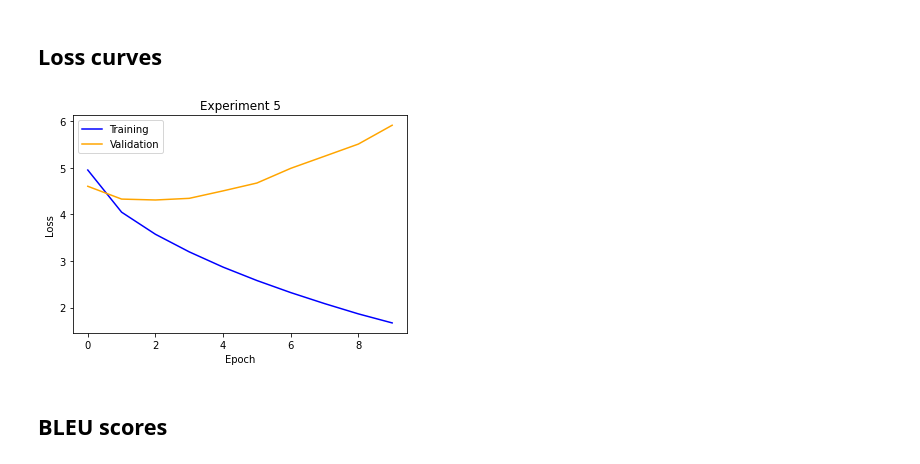
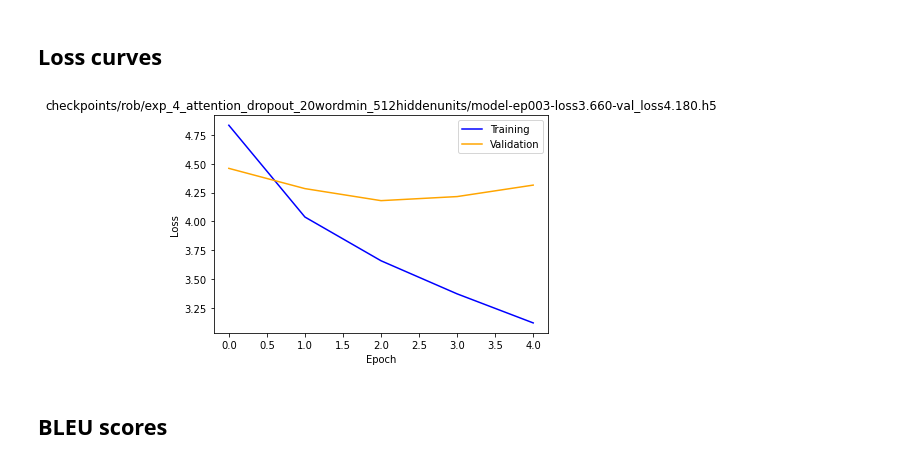
Before and after one commit to CocoTheAussieCat/dl_at3, a Jupyter notebook: Group_model.ipynb, the cells around one changed output. Saved outputs shown, nothing was run; the diff lists cells and outputs as text; code cells hidden in the pictures.

Commit message:
further experimentation - increased hidden layers to 512

```diff
--- a/Group_model.ipynb
+++ b/Group_model.ipynb
@@ -726,7 +740,7 @@ def attention_3d_block(hidden_states):
     # (batch_size, time_steps, hidden_size) dot (batch_size, time_steps) => (batch_size, hidden_size)
     context_vector = dot([hidden_states, attention_weights], [1, 1], name='context_vector')
     pre_activation = concatenate([context_vector, h_t], name='attention_output')
-    attention_vector = Dense(256, use_bias=False, activation='tanh', name='attention_vector')(pre_activation)
+    attention_vector = Dense(512, use_bias=False, activation='tanh', name='attention_vector')(pre_activation)
     return attention_vector
 # %%
 ### RUN THIS CELL ###
@@ -787,7 +788,7 @@ model.layers
 # %%
 ### RUN THIS CELL ###
-#model.layers[2].set_weights([embedding_matrix])
-#model.layers[2].trainable = False
+model.layers[1].set_weights([embedding_matrix])
+model.layers[1].trainable = False
 # %% [markdown]
 ## Compile model
 # %%
@@ -823,7 +824,7 @@ Make sure you set `check_path` correctly!
 # eg: check_path = 'checkpoints/rebecca/exp_2'
 ###########################################################################
 
-check_path = 'checkpoints/rob/exp_3_attention' # CHANGE THIS
+check_path = 'checkpoints/rob/exp_4_attention_dropout_20wordmin_512hiddenunits' # CHANGE THIS
 !mkdir -p $check_path
 check_dir = check_path+'/model-ep{epoch:03d}-loss{loss:.3f}-val_loss{val_loss:.3f}.h5'
 
@@ -835,15 +836,32 @@ check_dir = check_path+'/model-ep{epoch:03d}-loss{loss:.3f}-val_loss{val_loss:.3
 ########################################################################################
 
 checkpoint = ModelCheckpoint(check_dir, monitor='val_loss', verbose=1, save_best_only=True, mode='min')
-early_stopping = EarlyStopping(monitor='val_loss', patience=10)
-reduce_lr = ReduceLROnPlateau(monitor='val_loss', factor=0.5, patience=5, min_lr=0.001)
+early_stopping = EarlyStopping(monitor='val_loss', patience=2)
+reduce_lr = ReduceLROnPlateau(monitor='val_loss', factor=0.5, patience=2, min_lr=0.0001)
+
+
+
+########################################################################################
+#from keras.optimizers import LearningRateScheduler
+
+#def step_decay(epoch):
+#   initial_lrate = 0.1
+#   drop = 0.5
+#   epochs_drop = 1.0
+#   lrate = initial_lrate * math.pow(drop,
+#           math.floor((1+epoch)/epochs_drop))
+#   return lrate
+#lrate = LearningRateScheduler(step_decay)
+
+
+#lrate = LearningRateScheduler(step_decay)
 # %% [markdown]
 ## Train model
 # %%
 ### RUN THIS CELL ###
 # Fit model
 tic = time.perf_counter()
-history = model.fit([X1train, X2train], ytrain, epochs=epochs, verbose=2,
+history = model.fit([X1train, X2train], ytrain, epochs=epochs, verbose=2, batch_size=32,
                     validation_data=([X1val, X2val], yval),
                     callbacks = [checkpoint, early_stopping, reduce_lr])
 toc = time.perf_counter()
@@ -908,12 +910,12 @@ def modelPlot(history_name, plt_title):
     plt.close()
 # %%
 # Change title
-title = 'Experiment 5' # CHANGE THIS
+title = 'checkpoints/rob/exp_4_attention_dropout_20wordmin_512hiddenunits/model-ep003-loss3.660-val_loss4.180.h5' # CHANGE THIS
 
 # Plot will save to check_path as loss.png
 modelPlot(history, title)
 # %% [output]
-[figure, old version]
+[figure, new version]
 # %% [markdown]
 ## BLEU scores
 # %%
```
Also changed, not shown: parts of 14 cells of this notebook.
